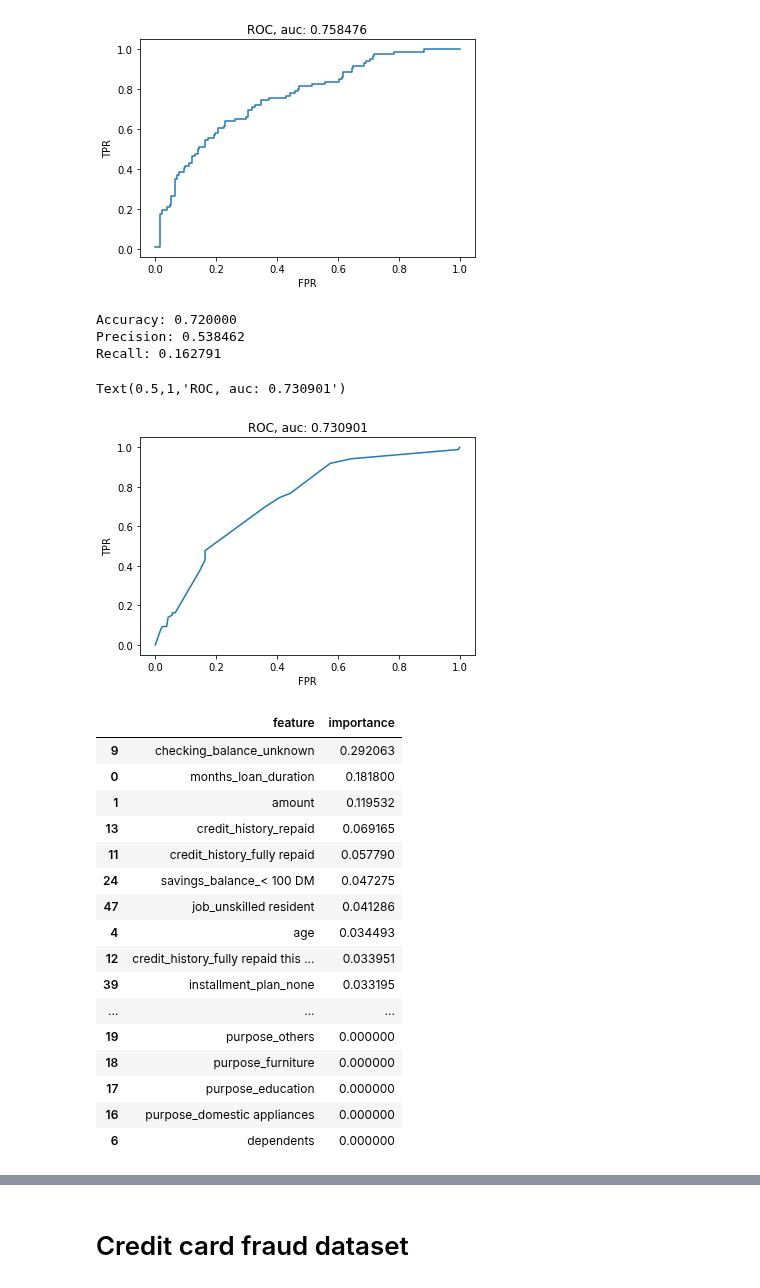
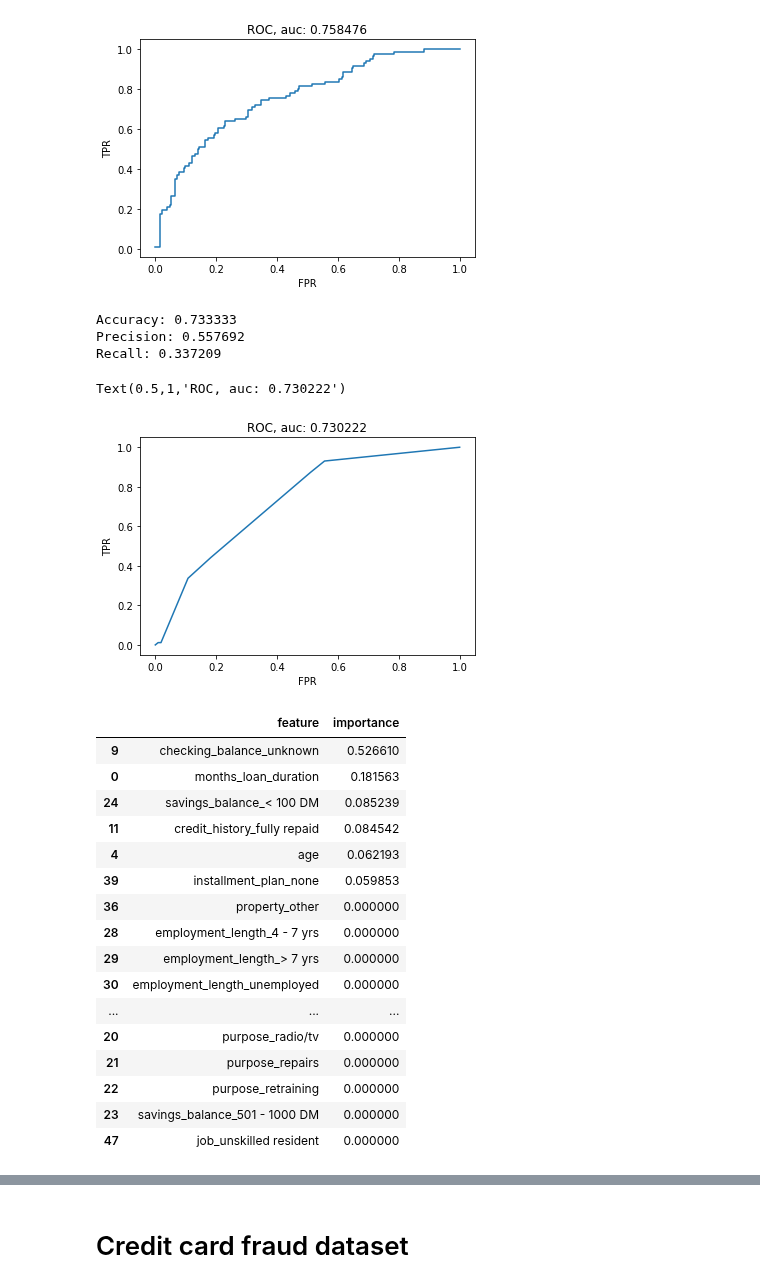
Before and after one commit to abulbasar/machine-learning, a Jupyter notebook: demos/Day 2 - classification.ipynb, the cells around one changed output, grey strips where cells are left out. Saved outputs shown, nothing was run; the diff lists cells and outputs as text; code cells hidden in the pictures.

```diff
--- a/demos/Day 2 - classification.ipynb
+++ b/demos/Day 2 - classification.ipynb
@@ -152,39 +152,39 @@ X = df.copy()
 del X[target]
 y = np.where(df[target] == 2, 1, 0)
 
 X = pd.get_dummies(X, drop_first=True)
 X_train, X_test, y_train, y_test = model_selection.train_test_split(X, y,
                                         test_size = 0.3, random_state = 1)
 
 est = pipeline.Pipeline([
     ("poly", preprocessing.PolynomialFeatures(degree=1, include_bias=False)),
     ("scaler", preprocessing.StandardScaler()),
-    ("model", tree.DecisionTreeClassifier(max_depth=5))
+    ("model", tree.DecisionTreeClassifier(max_depth=3))
 ])
 est.fit(X_train, y_train)
 
 y_train_pred = est.predict(X_train)
 y_test_pred = est.predict(X_test)
 
 y_test_prob = est.predict_proba(X_test)[:,1]
 
 print("Accuracy: %f\nPrecision: %f\nRecall: %f" % (
     metrics.accuracy_score(y_test, y_test_pred),
     metrics.precision_score(y_test, y_test_pred),
     metrics.recall_score(y_test, y_test_pred)
 ))
 
 fpr, tpr, threshold = metrics.roc_curve(y_test, y_test_prob)
 plt.plot(fpr, tpr)
 plt.xlabel("FPR")
 plt.ylabel("TPR")
 plt.title("ROC, auc: %f" % (metrics.auc(fpr, tpr)))
 # %% [output]
-Accuracy: 0.720000
-Precision: 0.538462
-Recall: 0.162791
+Accuracy: 0.733333
+Precision: 0.557692
+Recall: 0.337209
-Text(0.5,1,'ROC, auc: 0.730901')
+Text(0.5,1,'ROC, auc: 0.730222')
-[figure, old version]
+[figure, new version]
 # %%
 model = est.steps[-1][-1]
 pd.DataFrame({"feature": X.columns,
@@ -192,19 +192,19 @@ pd.DataFrame({"feature": X.columns,
 .sort_values("importance", ascending = False)
 # %% [output]
 |  | feature | importance |
-| 9 | checking_balance_unknown | 0.292063 |
-| 0 | months_loan_duration | 0.181800 |
-| 1 | amount | 0.119532 |
-| 13 | credit_history_repaid | 0.069165 |
-| 11 | credit_history_fully repaid | 0.057790 |
-| 24 | savings_balance_< 100 DM | 0.047275 |
-| 47 | job_unskilled resident | 0.041286 |
-| 4 | age | 0.034493 |
-| 12 | credit_history_fully repaid this ... | 0.033951 |
-| 39 | installment_plan_none | 0.033195 |
+| 9 | checking_balance_unknown | 0.526610 |
+| 0 | months_loan_duration | 0.181563 |
+| 24 | savings_balance_< 100 DM | 0.085239 |
+| 11 | credit_history_fully repaid | 0.084542 |
+| 4 | age | 0.062193 |
+| 39 | installment_plan_none | 0.059853 |
+| 36 | property_other | 0.000000 |
+| 28 | employment_length_4 - 7 yrs | 0.000000 |
+| 29 | employment_length_> 7 yrs | 0.000000 |
+| 30 | employment_length_unemployed | 0.000000 |
 | ... | ... | ... |
-| 19 | purpose_others | 0.000000 |
-| 18 | purpose_furniture | 0.000000 |
-| 17 | purpose_education | 0.000000 |
-| 16 | purpose_domestic appliances | 0.000000 |
-| 6 | dependents | 0.000000 |
+| 20 | purpose_radio/tv | 0.000000 |
+| 21 | purpose_repairs | 0.000000 |
+| 22 | purpose_retraining | 0.000000 |
+| 23 | savings_balance_501 - 1000 DM | 0.000000 |
+| 47 | job_unskilled resident | 0.000000 |
```
Also changed, not shown: parts of 2 cells of this notebook, 2 other files.
